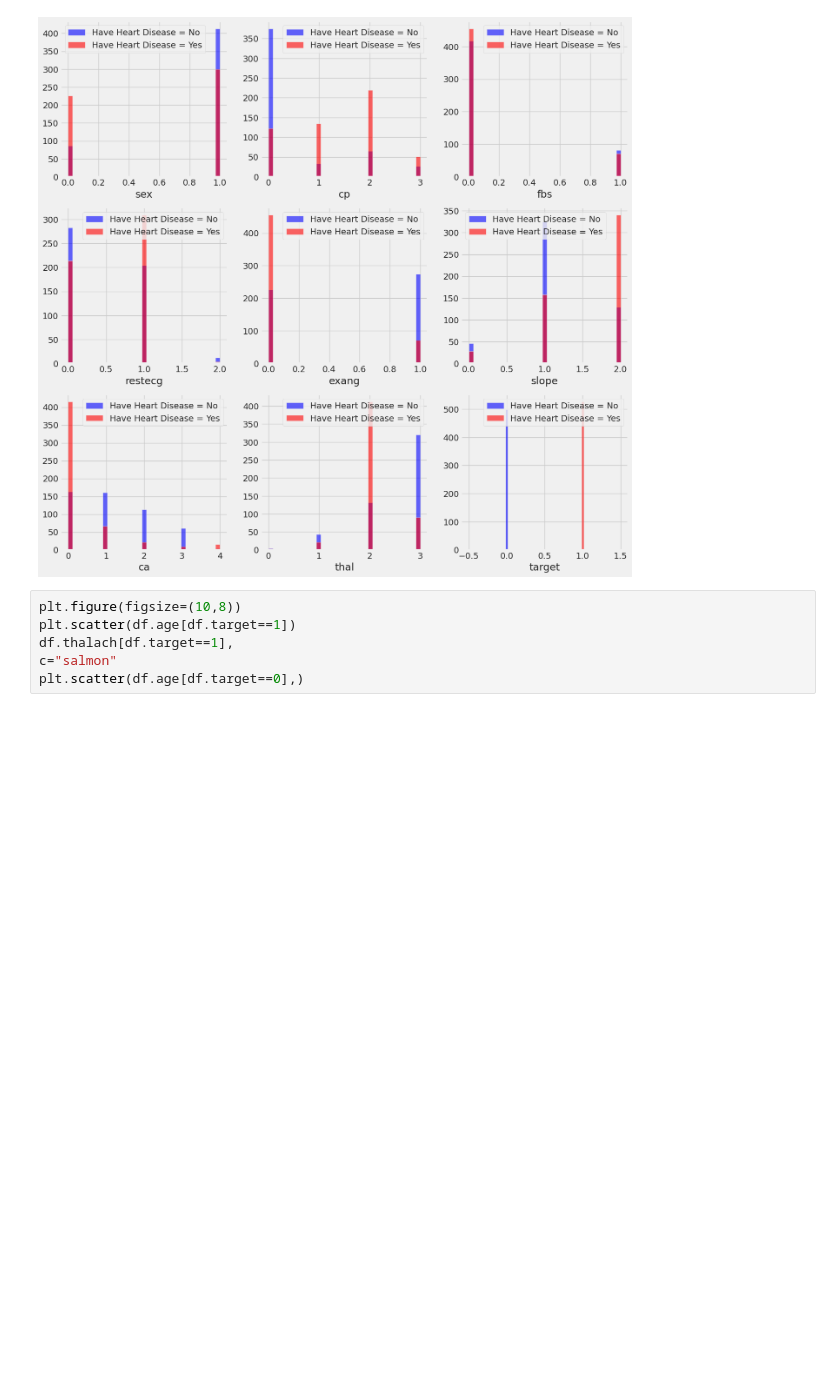
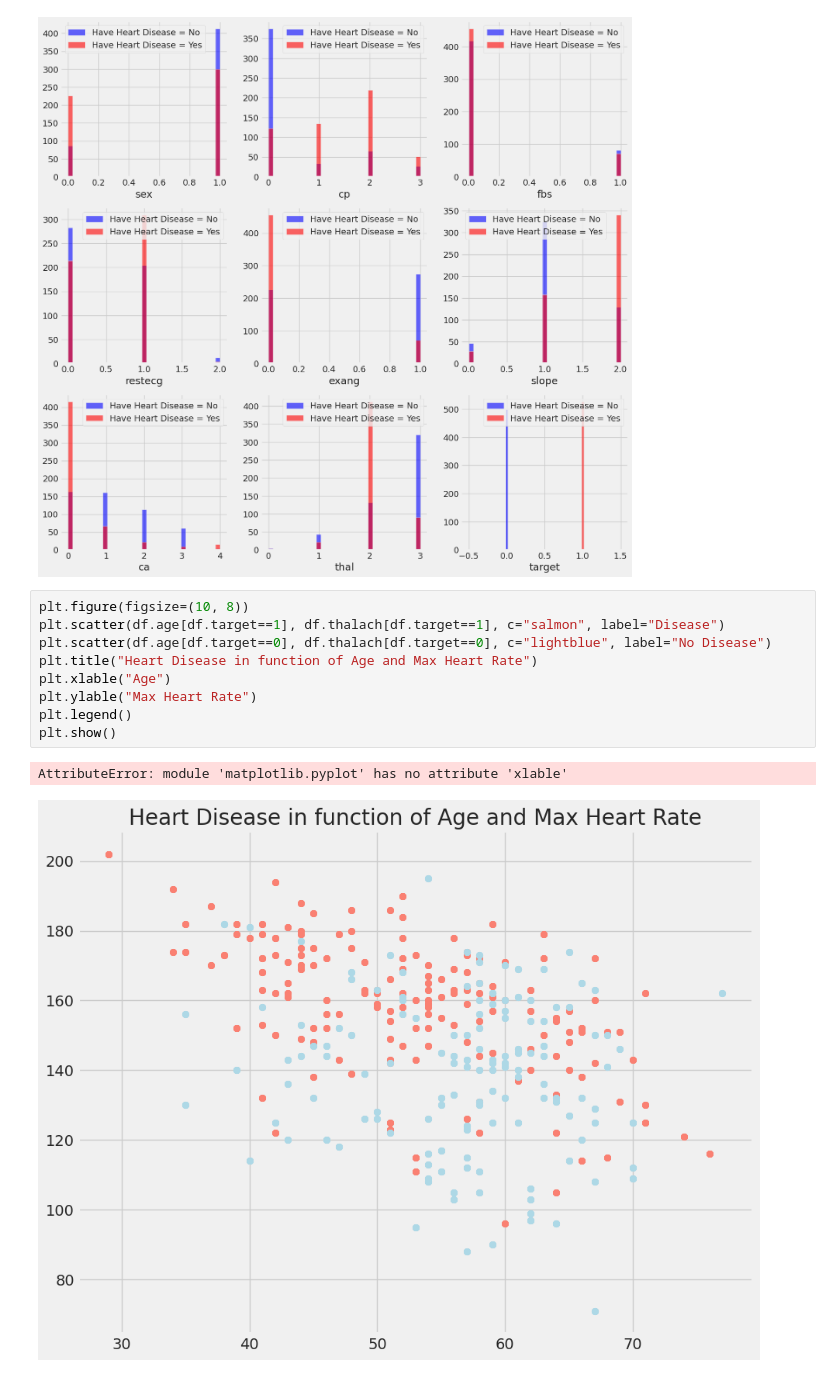
Before and after one commit to prajna-gowda/demo-open-source-fork, a Jupyter notebook: Untitled6.ipynb, the cells around one changed output. Drawn from its saved outputs; the diff is of its cells as text; blank space fills up the shorter version.

```diff
--- a/Untitled6.ipynb
+++ b/Untitled6.ipynb
@@ -104,8 +104,14 @@ for i,column in enumerate(categorical_val,1):
 # %% [output]
 [figure]
 # %%
-plt.figure(figsize=(10,8))
-plt.scatter(df.age[df.target==1])
-df.thalach[df.target==1],
-c="salmon"
-plt.scatter(df.age[df.target==0],)
+plt.figure(figsize=(10, 8))
+plt.scatter(df.age[df.target==1], df.thalach[df.target==1], c="salmon", label="Disease")
+plt.scatter(df.age[df.target==0], df.thalach[df.target==0], c="lightblue", label="No Disease")
+plt.title("Heart Disease in function of Age and Max Heart Rate")
+plt.xlable("Age")
+plt.ylable("Max Heart Rate")
+plt.legend()
+plt.show()
+# %% [output]
+AttributeError: module 'matplotlib.pyplot' has no attribute 'xlable'
+[figure, added]
```
Also changed, not shown: parts of 1 cell of this notebook.
